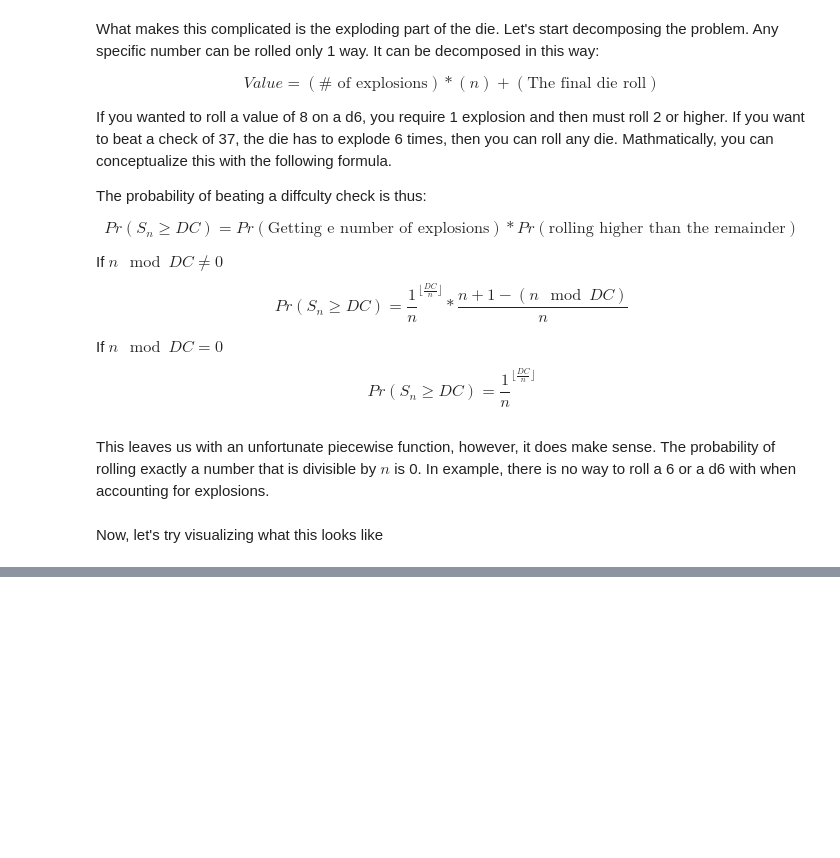
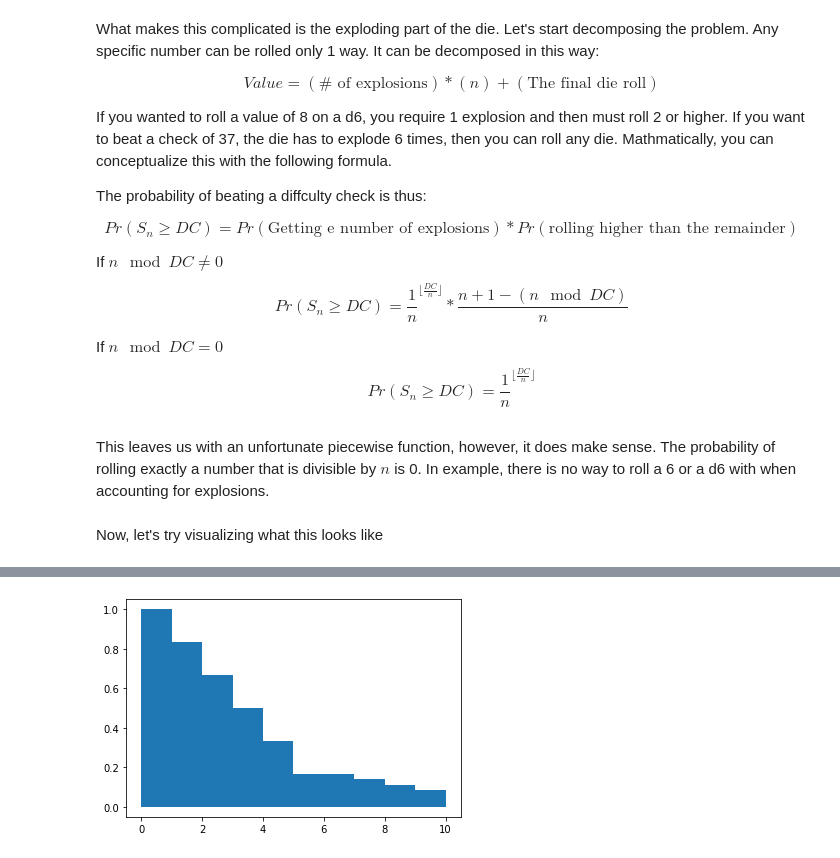
Before and after one commit to jstehn/exploding_dice_exploration, a Jupyter notebook: exploding_dice_exploration.ipynb, the cells around one changed output, grey strips where cells are left out. Saved outputs shown, nothing was run; the diff lists cells and outputs as text; code cells hidden in the pictures; blank space fills up the shorter version.

Commit message:
Created a basic visualization comparing probabilities of beating a DC

```diff
--- a/exploding_dice_exploration.ipynb
+++ b/exploding_dice_exploration.ipynb
@@ -130,6 +131,18 @@ $$Pr(S_n\geq DC)=\frac{1}{n}^{\lfloor \frac{DC}{n}\rfloor} $$
 This leaves us with an unfortunate piecewise function, however, it does make sense. The probability of rolling exactly a number that is divisible by $n$ is 0. In example, there is no way to roll a 6 or a d6 with when accounting for explosions.
 # %% [markdown]
 Now, let's try visualizing what this looks like
-# %%
-x = np.arange(10)
-y =
+# %%
+def prob_beat_dc(size, sides):
+    n = sides
+    x = np.insert([0,size], 1, np.repeat(np.arange(1, size),2))
+    y = np.array([])
+
+    for DC in np.arange(1, size + 1):
+        if DC % n == 0:
+            y = np.append(y, [(1/n) ** np.floor(DC/n)])
+        else:
+            y = np.append(y, [(1/n) ** np.floor(DC / n) * (n + 1 - (DC % n)) / n])
+
+    return np.append(x,[size,0]), np.append(np.repeat(y,2),[0,0])
+# %%
+x, y = prob_beat_dc(10,6)
@@ -135,0 +159,5 @@ y =
+# %%
+ax = plt.fill(x,y)
+x, y = prob_beat_dc(10,6)
+# %% [output]
+[figure, added]
```
Also changed, not shown: parts of 4 cells of this notebook.
